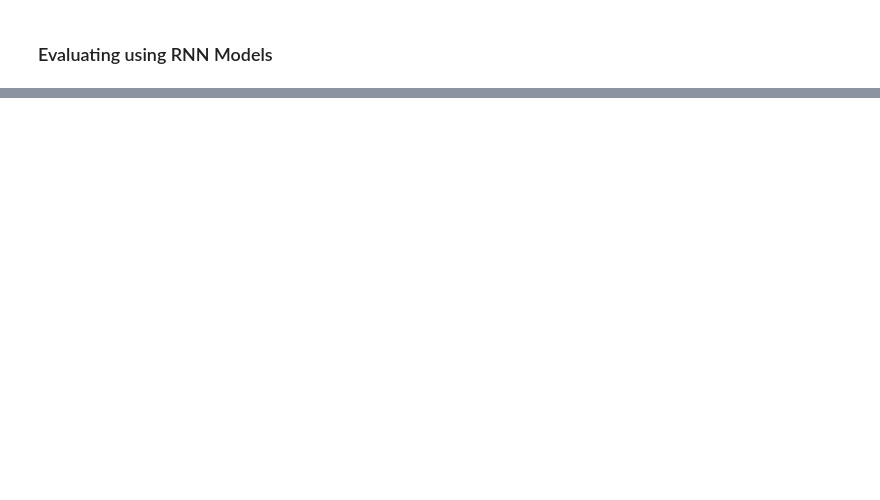
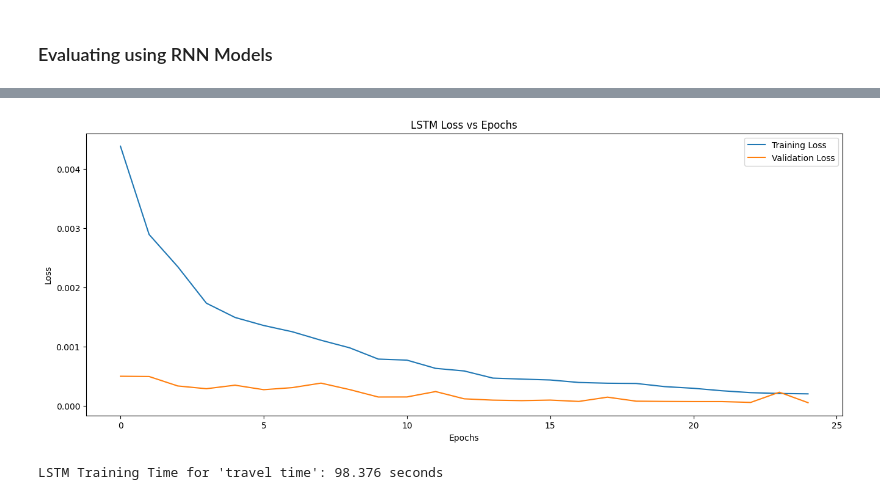
Before and after one commit to spate738/AISE4010-Group7-Project, a Jupyter notebook: realTraffic.ipynb, the cells around one changed output, grey strips where cells are left out. Cells and saved outputs as stored; diff of their text form; code cells hidden in the pictures; blank space fills up the shorter version.

```diff
--- a/realTraffic.ipynb
+++ b/realTraffic.ipynb
@@ -648,0 +759,23 @@ RNN Test: 'Travel Time' MAE: 0.005610475783189273
+# %%
+#Travel time Data
+#LSTM model with 2 LSTM layers of size 100 and 50, RELU, 100 epochs, batch size 16, adam.
+modelLSTM_ttime = Sequential()
+modelLSTM_ttime.add(LSTM(100, activation='relu', return_sequences=True, input_shape=(Xt_train.shape[1], 1)))
+modelLSTM_ttime.add(LSTM(50, activation='relu'))
+modelLSTM_ttime.add(Dense(1))
+modelLSTM_ttime.compile(optimizer='adam', loss='mse')
+start_time = time()
+LSTM_history_ttime = modelLSTM_ttime.fit(Xt_train, yt_train, epochs=25, batch_size=32, validation_split=0.2)
+LSTM_time_ttime = time() - start_time
+
+#plot the training and validation loss
+plt.figure(figsize=(16, 6))
+plt.plot(LSTM_history_ttime.history['loss'], label='Training Loss')
+plt.plot(LSTM_history_ttime.history['val_loss'], label='Validation Loss')
+plt.title('LSTM Loss vs Epochs')
+plt.xlabel('Epochs')
+plt.ylabel('Loss')
+plt.legend()
+plt.show()
+print(f"LSTM Training Time for \'travel time\': {LSTM_time_ttime:.3f} seconds")
+# %% [output]
@@ -648,0 +799,2 @@ RNN Test: 'Travel Time' MAE: 0.005610475783189273
+[figure, added]
+LSTM Training Time for 'travel time': 98.376 seconds
```
Also changed, not shown: parts of 31 cells of this notebook.
